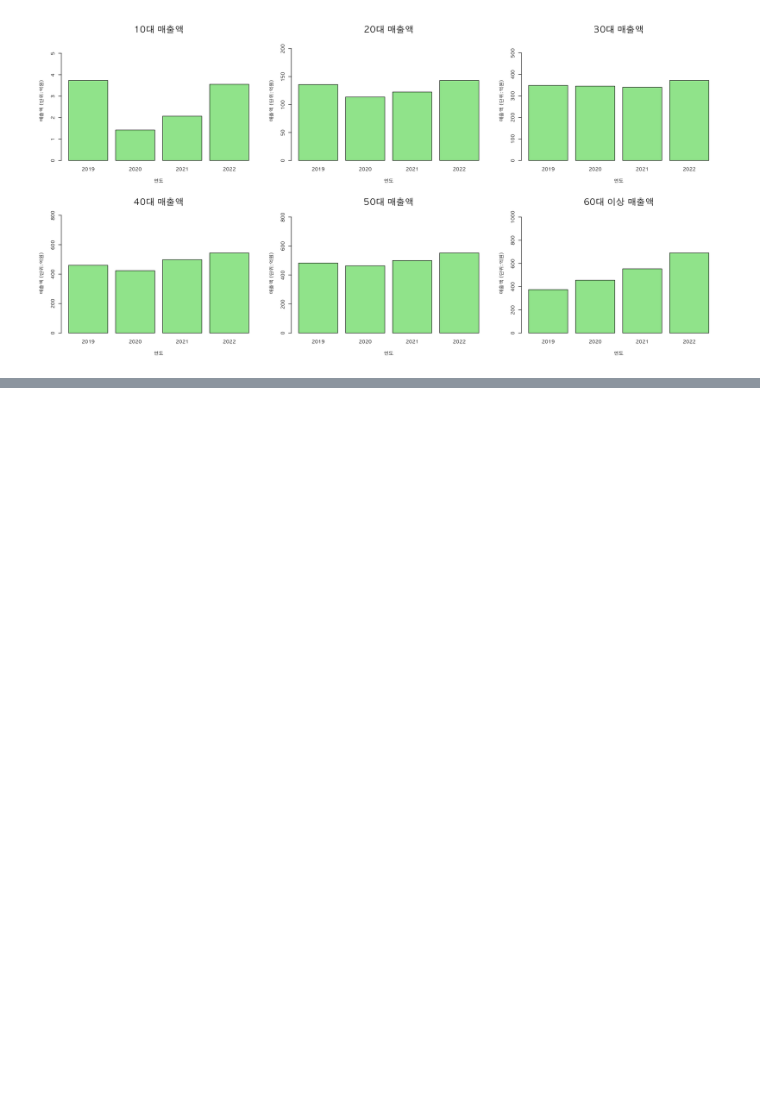
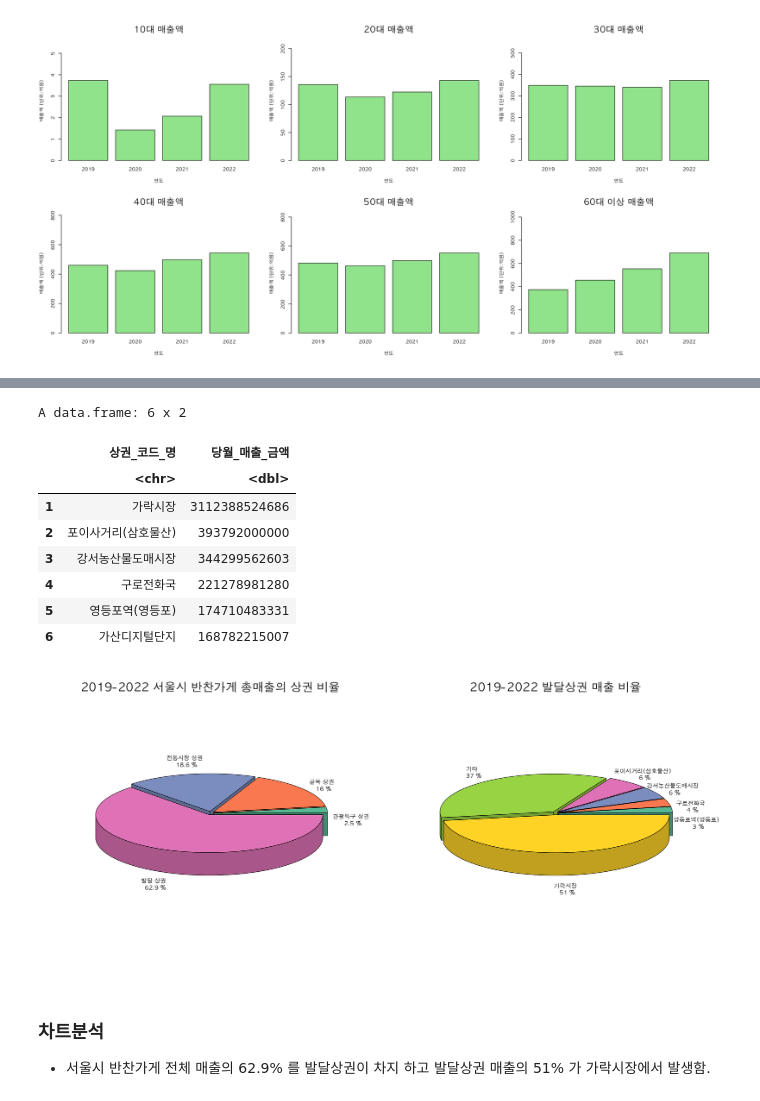
Before and after one commit to ForrestDPark/Rdevelope, a Jupyter notebook: work/13.반찬가게상권분석.ipynb, the cells around one changed output, grey strips where cells are left out. Drawn from its saved outputs; the diff is of its cells as text; code cells hidden in the pictures; blank space fills up the shorter version.

```diff
--- a/work/13.반찬가게상권분석.ipynb
+++ b/work/13.반찬가게상권분석.ipynb
@@ -685,0 +738,62 @@ legend(1,max(banchan.age60[,2]/milion+10),
+# %%
+# 상권 총매출 파이차트
+반찬_골목 <-subset(banchan, 상권_구분_코드_명=="골목상권")
+반찬_관광 <-subset(banchan, 상권_구분_코드_명=="관광특구")
+반찬_발달 <-subset(banchan, 상권_구분_코드_명=="발달상권")
+반찬_전통<-subset(banchan, 상권_구분_코드_명=="전통시장")
+
+data골목<-arrange(aggregate(당월_매출_금액~상권_코드_명	,반찬_골목,sum), desc(당월_매출_금액))
+data관광<-arrange(aggregate(당월_매출_금액~상권_코드_명	,반찬_관광,sum), desc(당월_매출_금액))
+data발달<-arrange(aggregate(당월_매출_금액~상권_코드_명	,반찬_발달,sum), desc(당월_매출_금액))
+data전통<-arrange(aggregate(당월_매출_금액~상권_코드_명	,반찬_전통,sum), desc(당월_매출_금액))
+총합<-sum(data골목$당월_매출_금액,data관광$당월_매출_금액,data발달$당월_매출_금액,data전통$당월_매출_금액)
+골목비율<-round(sum(data골목$당월_매출_금액)/총합*100,1)
+관광비율<-round(sum(data관광$당월_매출_금액)/총합*100,1)
+발달비율<-round(sum(data발달$당월_매출_금액)/총합*100,1)
+전통비율<-round(sum(data전통$당월_매출_금액)/총합*100,1)
+
+상권비율<-c(발달비율,전통비율,골목비율,관광비율)
+상권비율<- rev(상권비율)
+par(bg ='white',family="applegothic", mfrow =c(1,2))
+options(repr.plot.width =18, repr.plot.height =8)
+pie3D(  상권비율,
+        main ="2019-2022 서울시 반찬가게 총매출의 상권 비율",
+        labels =paste(rev(c("발달 상권","전통시장 상권","골목 상권","관광특구 상권")),"\n",상권비율,"%"),
+        col = brewer.pal(6, "Set2") ,
+        cex=1.1,
+        explode =0.03,
+    labelcex =0.9,
+    cex.main =1.8,
+    #theta = 0.5
+    )
+head(data발달)
+top5발달<-data발달[1:5,]$당월_매출_금액/sum(data발달$당월_매출_금액)
+기타발달 <-sum(data발달[-c(1:3),]$당월_매출_금액)/sum(data발달$당월_매출_금액)
+
+label <- c(rev(data발달$상권_코드_명[1:5]),"기타")
+label <-label[c(1:4,6,5)]
+label<- paste(label,"\n",round(c(rev(top5발달),기타발달)[c(1:4,6,5)]*100,0),"%")
+pie3D( c(rev(top5발달),기타발달)[c(1:4,6,5)]  ,
+        main ="2019-2022 발달상권 매출 비율",
+        labels =label,
+        col = brewer.pal(6, "Set2") ,
+        cex=1.1,
+        explode =0.03,
+    labelcex =0.9,
+    cex.main =1.8,
+    #theta = 0.5
+    )
+# %% [output]
+A data.frame: 6 x 2
+|  | 상권_코드_명 | 당월_매출_금액 |
+|  | <chr> | <dbl> |
+| 1 | 가락시장 | 3112388524686 |
+| 2 | 포이사거리(삼호물산) | 393792000000 |
+| 3 | 강서농산물도매시장 | 344299562603 |
+| 4 | 구로전화국 | 221278981280 |
+| 5 | 영등포역(영등포) | 174710483331 |
+| 6 | 가산디지털단지 | 168782215007 |
+[figure, added]
+# %% [markdown]
+### 차트분석
+- 서울시 반찬가게 전체 매출의 62.9% 를 발달상권이 차지 하고 발달상권 매출의 51% 가 가락시장에서 발생함.
```
Also changed, not shown: parts of 28 cells of this notebook, 35 other files.
